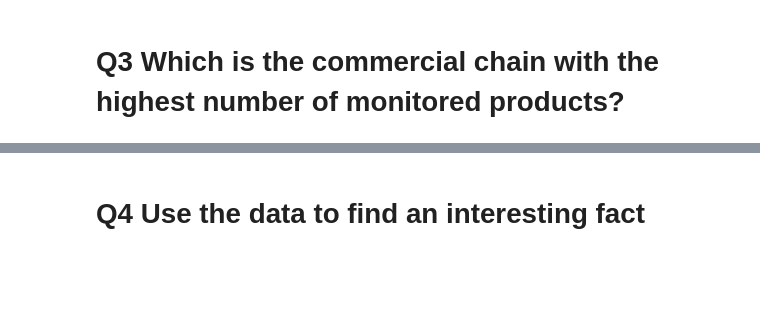
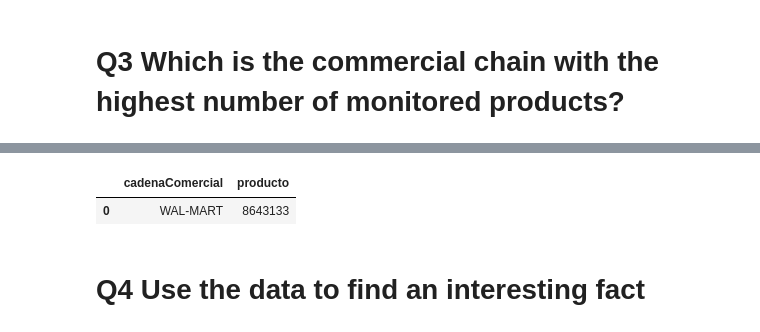
Before and after one commit to cglll/data-engineering-bootcamp, a Jupyter notebook: TaskExcercise.ipynb, the cells around one changed output, grey strips where cells are left out. Cells and saved outputs as stored; diff of their text form; code cells hidden in the pictures; blank space fills up the shorter version.

```diff
--- a/TaskExcercise.ipynb
+++ b/TaskExcercise.ipynb
@@ -156,2 +146,7 @@ NameError: name 'cadena_most_monitoring_prod' is not defined
+# %%
+cadena_most_monitoring_prod
+# %% [output]
+|  | cadenaComercial | producto |
+| 0 | WAL-MART | 8643133 |
 # %% [markdown]
 # Q4 Use the data to find an interesting fact
```
Also changed, not shown: parts of 12 cells of this notebook.
